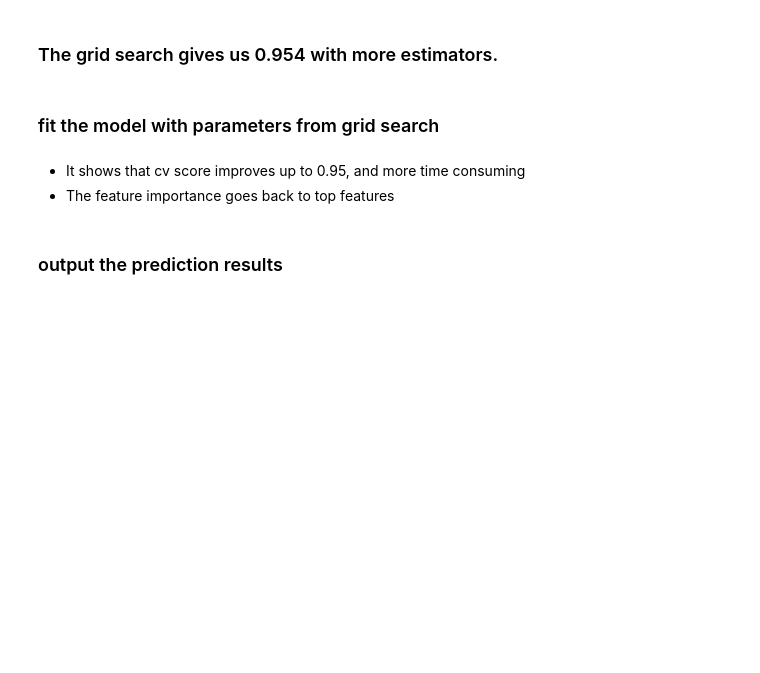
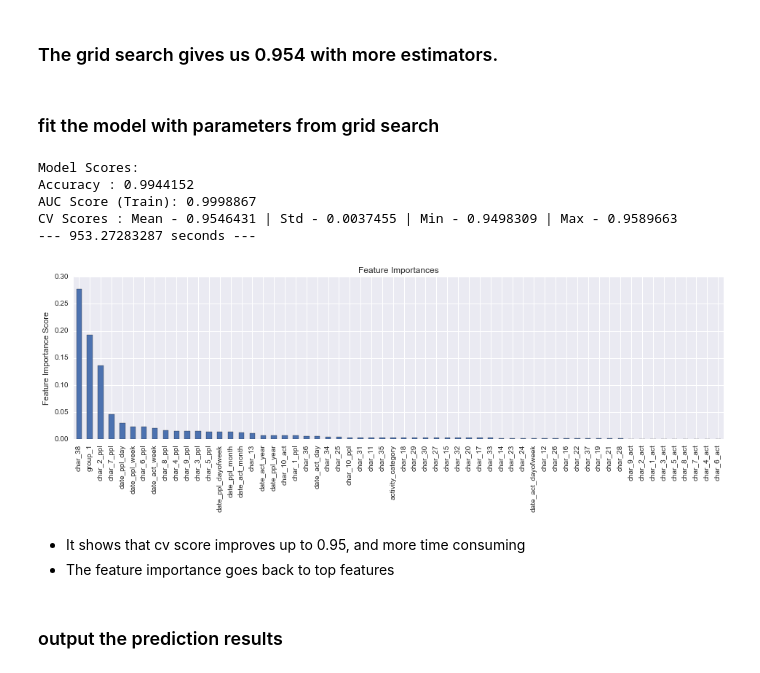
Before and after one commit to ibowen/Machine-Learning-Engineer-Nanodegree, a Jupyter notebook: capstone/redhat_customer_potential_RandomForest.ipynb, the cells around one changed output. Saved outputs shown, nothing was run; the diff lists cells and outputs as text; code cells hidden in the pictures; blank space fills up the shorter version.

```diff
--- a/capstone/redhat_customer_potential_RandomForest.ipynb
+++ b/capstone/redhat_customer_potential_RandomForest.ipynb
@@ -192,7 +192,14 @@ grid_search3.best_estimator_, grid_search3.best_params_, grid_search3.best_score
 # %% [markdown]
 ### fit the model with parameters from grid search
 # %%
-model_fit(RandomForestClassifier(n_estimators=40, max_features=20, min_samples_leaf=8, criterion='entropy'), train_data, predictors, label)
+model_fit(RandomForestClassifier(random_state=1234, n_estimators=40, max_features=20, min_samples_leaf=8, criterion='entropy'), train_data, predictors, label)
+# %% [output]
+Model Scores:
+Accuracy : 0.9944152
+AUC Score (Train): 0.9998867
+CV Scores : Mean - 0.9546431 | Std - 0.0037455 | Min - 0.9498309 | Max - 0.9589663
+--- 953.27283287 seconds ---
+[figure, added]
 # %% [markdown]
 - It shows that cv score improves up to 0.95, and more time consuming
 - The feature importance goes back to top features
```
Also changed, not shown: parts of 5 cells of this notebook, 22 other files.
